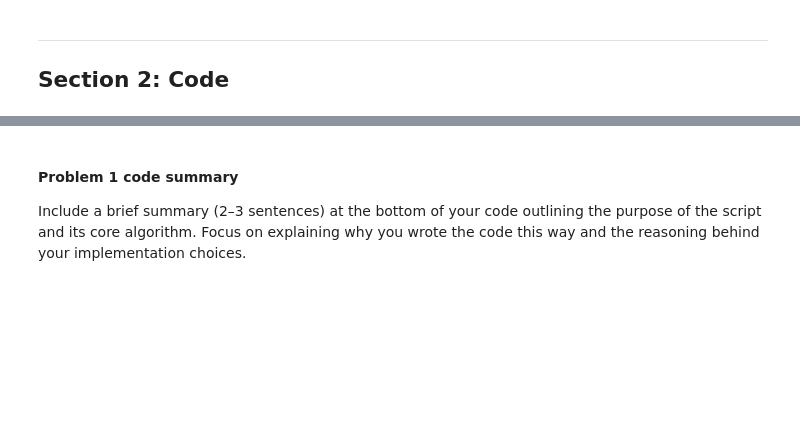
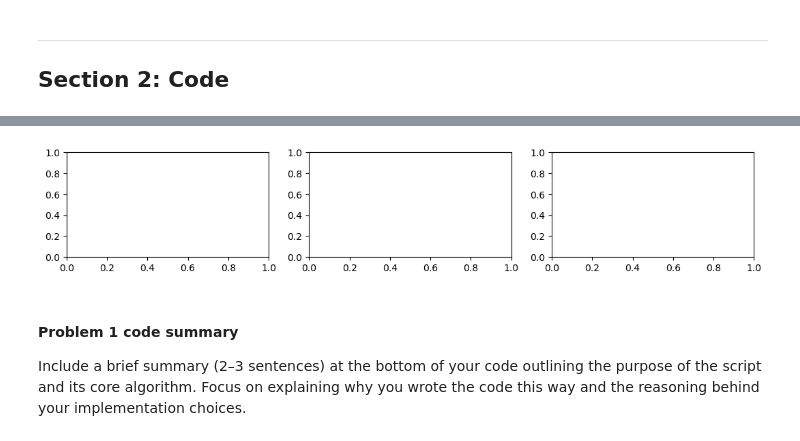
Before and after one commit to jrgrefal/ap155lab_ay26271, a Jupyter notebook: ap155_12Integration_surname.ipynb, the cells around one changed output, grey strips where cells are left out. Cells and saved outputs as stored; diff of their text form; code cells hidden in the pictures; blank space fills up the shorter version.

```diff
--- a/ap155_12Integration_surname.ipynb
+++ b/ap155_12Integration_surname.ipynb
@@ -168,0 +83,32 @@ plt.show()
+# %%
+# usual global params
+Npts = 1000                     # number of points
+deltaT = 0.01                   # [s] sampling interval (sampling Rate is inverse of deltaT = 100 Hz)
+t = np.arange(Npts) * deltaT    # temporal points
+
+# f1 = 1.0     # frequency 1 (Hz)
+# f2 = 4.0     # frequ?ency 2 (Hz)
+
+# def waveform_something(x, f=1.0):
+    # return something
+
+######## SAMPLE PIPELINE ########
+# given signal (s) data and time step (dt = 1/fs)
+# N = length of signal
+# amplitude: np.fft(signal)  ---> shift the result with np.fft.fftshift(...)
+# frequency: np.fft.fftfreq(N, d=dt) --> shift the result with np.fft.fftfreq(...)
+# phase: np.angle(shifted fft amp) --> unwrap
+
+# plotting
+
+fig, axes = plt.subplots(1, 3, figsize=(13, 2))
+
+# LEFT: plot signal vs time
+# CENTER: plot absolute of shifted amplitude (note it since it is complex in nature) vs shifted frequency
+# RIGHT: plot unwrapped phase vs shifted frequency
+# make sure to add axes labels and title
+
+# see section 3 plotting notes for the structure
+# the goal here is to familiarize with how `np.fft` works and what do they mean when applied on waves
+# %% [output]
+[figure, added]
```
Also changed, not shown: parts of 63 cells of this notebook.
